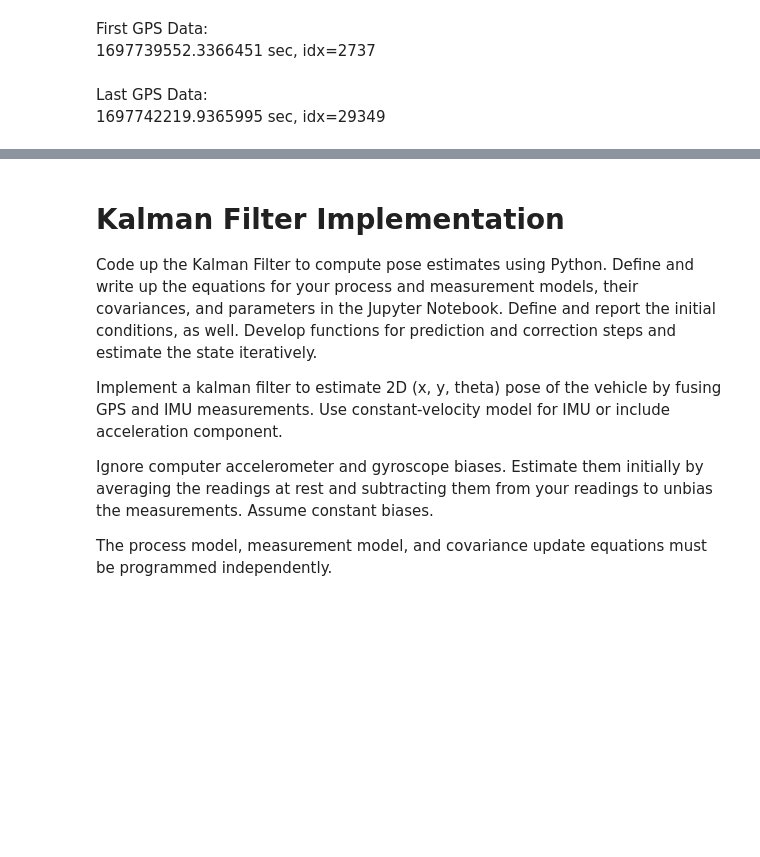
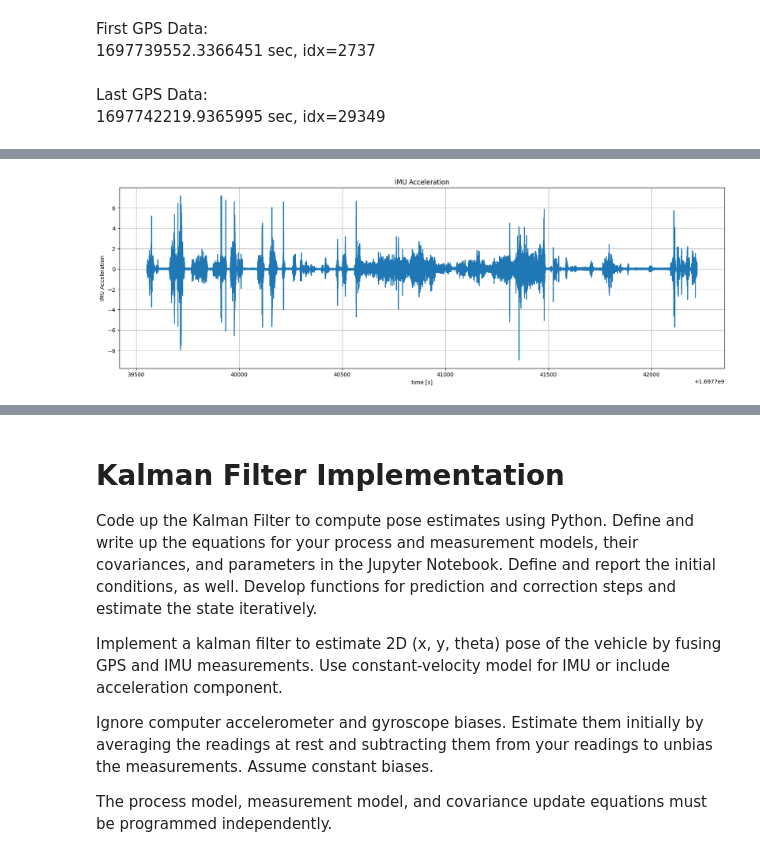
Before and after one commit to meuliano/AutonomousFieldRobotics, a Jupyter notebook: HW5/hw5_euliano.ipynb, the cells around one changed output, grey strips where cells are left out. Cells and saved outputs as stored; diff of their text form; code cells hidden in the pictures; blank space fills up the shorter version.

```diff
--- a/HW5/hw5_euliano.ipynb
+++ b/HW5/hw5_euliano.ipynb
@@ -64,0 +105,10 @@ imu_t = imu_time.index[54719:588367]
+# %%
+fig, ax = plt.subplots(figsize=(20, 6))
+ax.plot(imu_t, grav_diff)
+# ax.plot(imu_t, imu_a)
+ax.set_xlabel('time [s]')
+ax.set_ylabel('IMU Acceleration')
+ax.set_title('IMU Acceleration')
+ax.grid()
+# %% [output]
+[figure, added]
```
Also changed, not shown: parts of 17 cells of this notebook.
